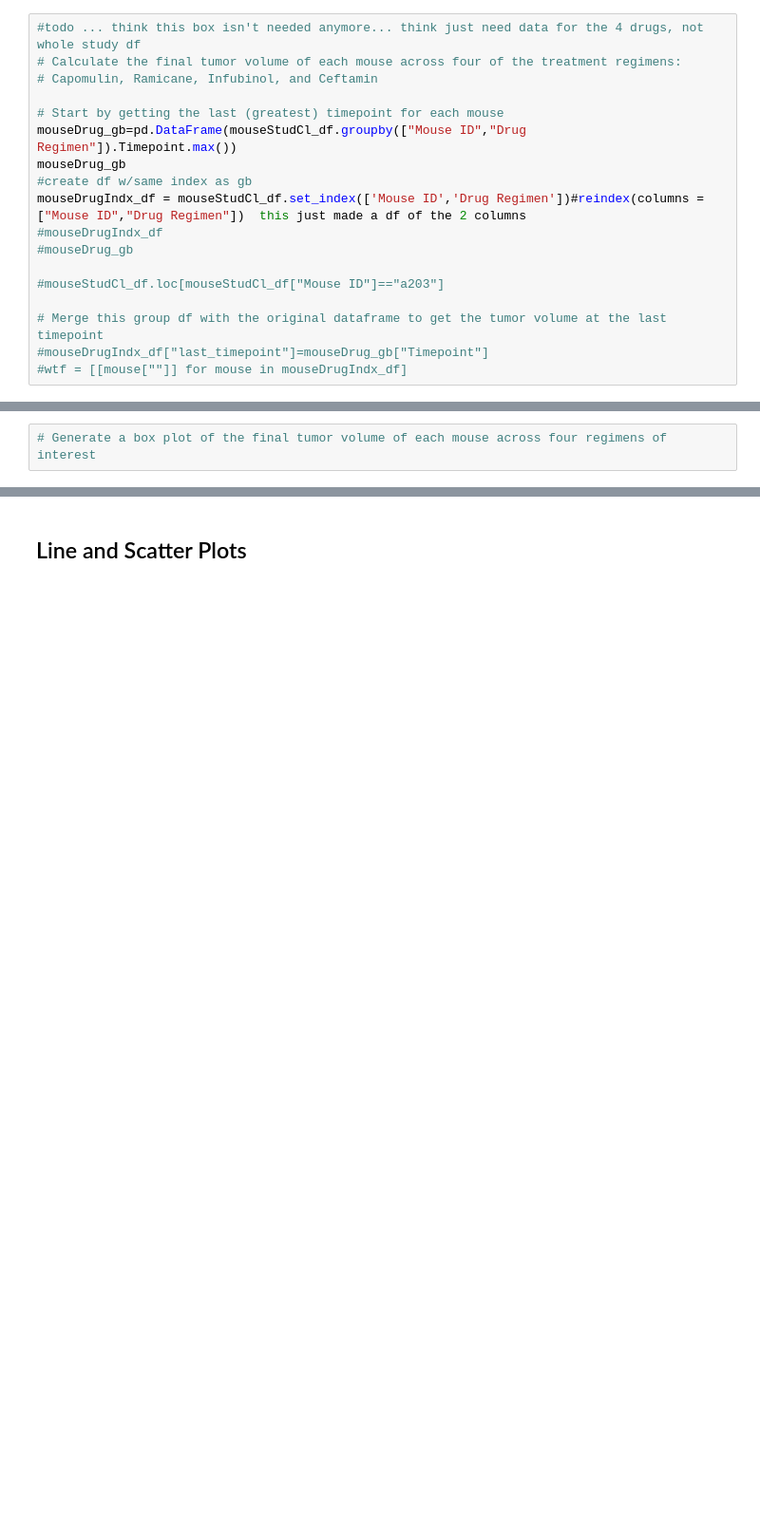
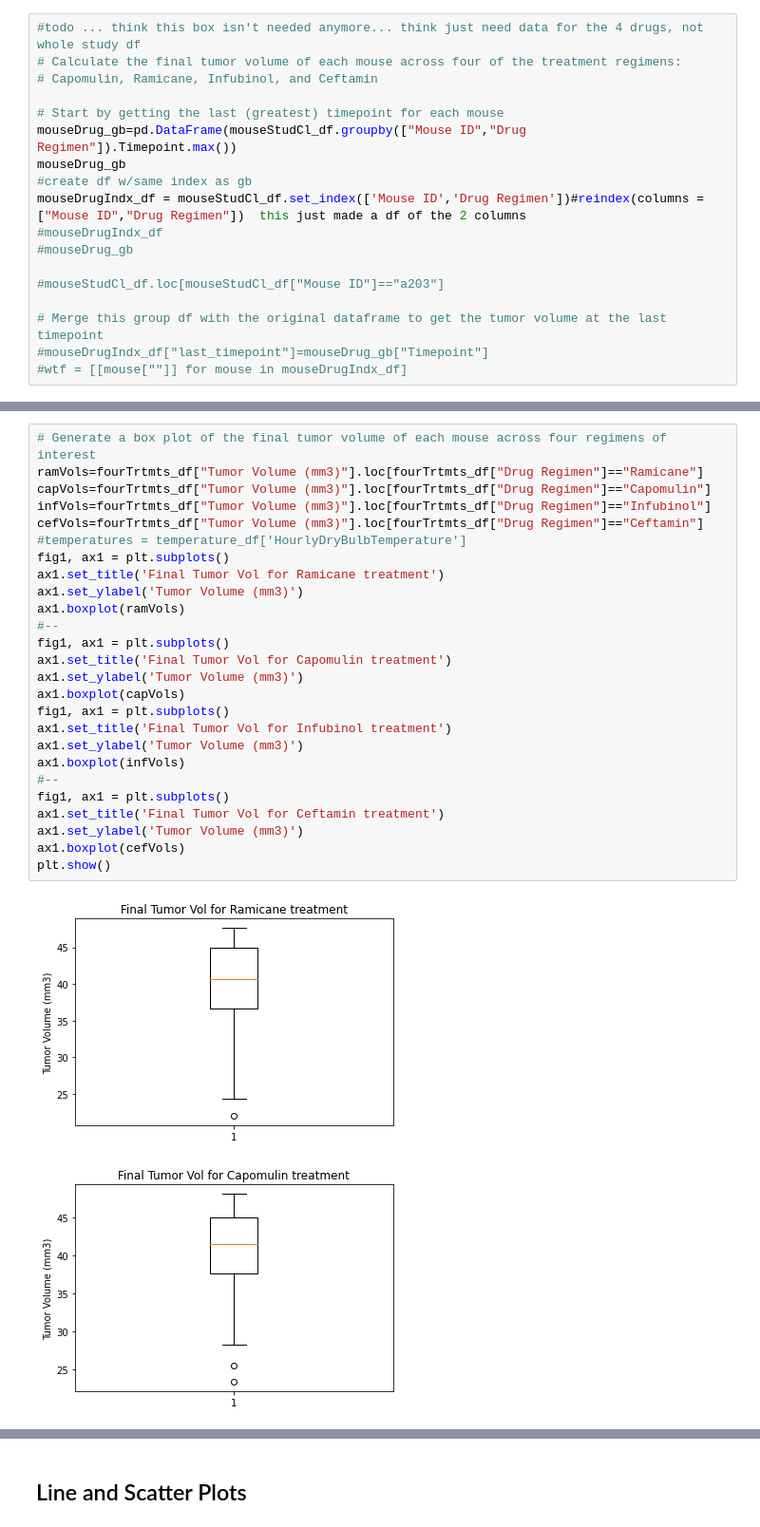
Before and after one commit to kunaual/matplotlib-challenge, a Jupyter notebook: Pymaceuticals/pymaceuticals.ipynb, the cells around one changed output, grey strips where cells are left out. Shown: that part at 95% size. Saved outputs shown, nothing was run; the diff lists cells and outputs as text; blank space fills up the shorter version.

Commit message:
working on quartiles and box plots

```diff
--- a/Pymaceuticals/pymaceuticals.ipynb
+++ b/Pymaceuticals/pymaceuticals.ipynb
@@ -284,2 +311,29 @@ list
-# %%
-# Generate a box plot of the final tumor volume of each mouse across four regimens of interest
+# %%
+# Generate a box plot of the final tumor volume of each mouse across four regimens of interest
+ramVols=fourTrtmts_df["Tumor Volume (mm3)"].loc[fourTrtmts_df["Drug Regimen"]=="Ramicane"]
+capVols=fourTrtmts_df["Tumor Volume (mm3)"].loc[fourTrtmts_df["Drug Regimen"]=="Capomulin"]
+infVols=fourTrtmts_df["Tumor Volume (mm3)"].loc[fourTrtmts_df["Drug Regimen"]=="Infubinol"]
+cefVols=fourTrtmts_df["Tumor Volume (mm3)"].loc[fourTrtmts_df["Drug Regimen"]=="Ceftamin"]
+#temperatures = temperature_df['HourlyDryBulbTemperature']
+fig1, ax1 = plt.subplots()
+ax1.set_title('Final Tumor Vol for Ramicane treatment')
+ax1.set_ylabel('Tumor Volume (mm3)')
+ax1.boxplot(ramVols)
+#--
+fig1, ax1 = plt.subplots()
+ax1.set_title('Final Tumor Vol for Capomulin treatment')
+ax1.set_ylabel('Tumor Volume (mm3)')
+ax1.boxplot(capVols)
+fig1, ax1 = plt.subplots()
+ax1.set_title('Final Tumor Vol for Infubinol treatment')
+ax1.set_ylabel('Tumor Volume (mm3)')
+ax1.boxplot(infVols)
+#--
+fig1, ax1 = plt.subplots()
+ax1.set_title('Final Tumor Vol for Ceftamin treatment')
+ax1.set_ylabel('Tumor Volume (mm3)')
+ax1.boxplot(cefVols)
+plt.show()
+# %% [output]
+[figure, added]
+[figure, added]
```
Also changed, not shown: parts of 2 cells of this notebook.
